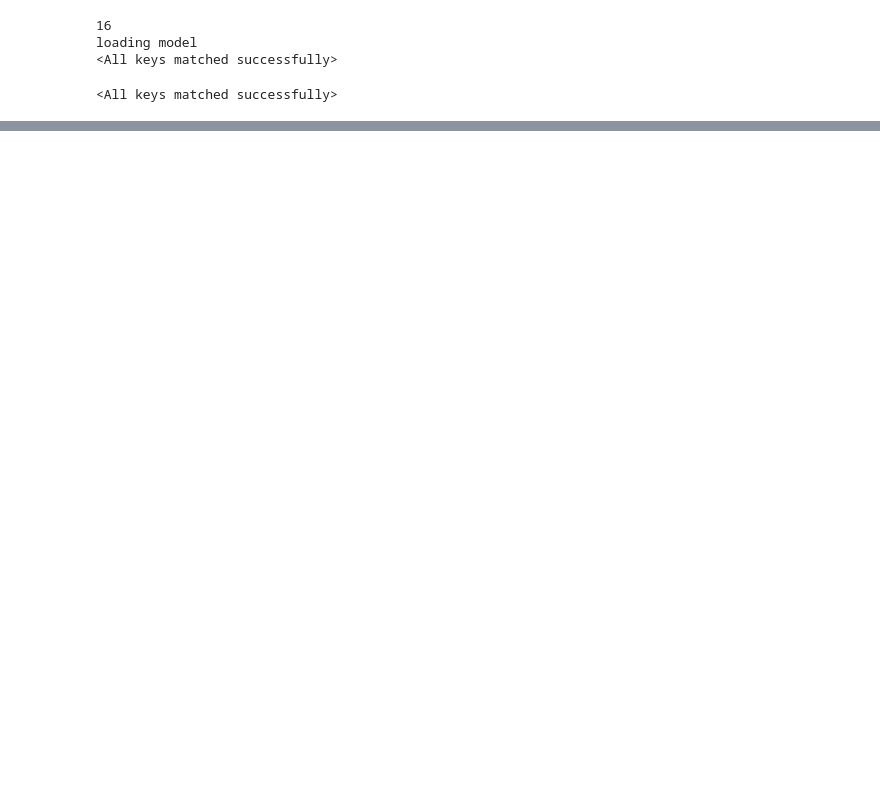
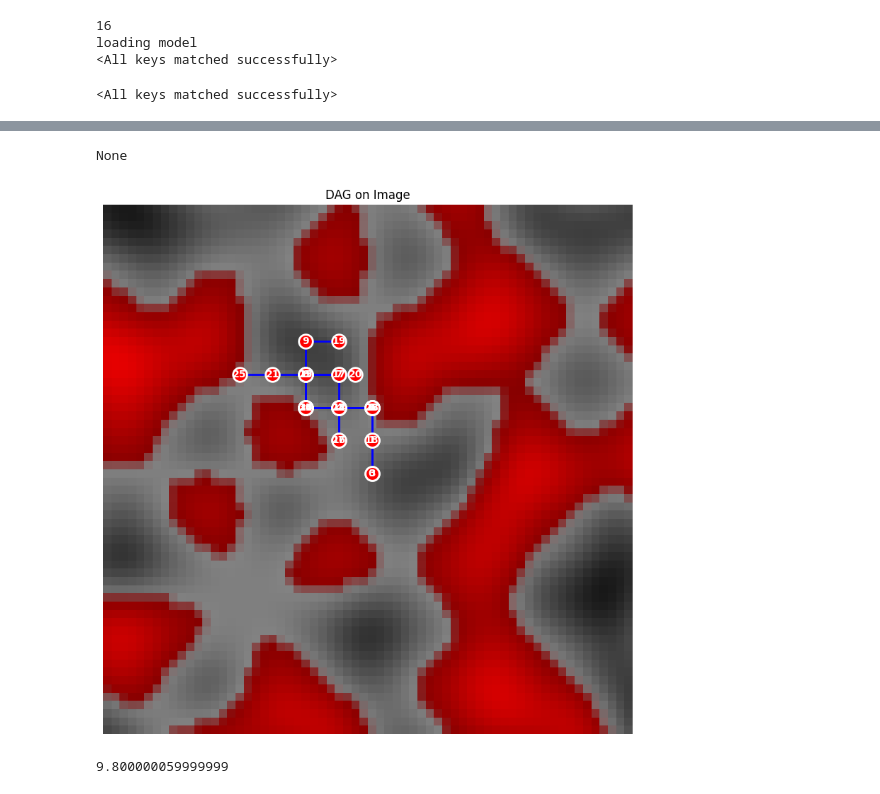
Before and after one commit to jaron-cui/nwm-planning, a Jupyter notebook: experiment/planning.ipynb, the cells around one changed output, grey strips where cells are left out. Drawn from its saved outputs; the diff is of its cells as text; code cells hidden in the pictures; blank space fills up the shorter version.

```diff
--- a/experiment/planning.ipynb
+++ b/experiment/planning.ipynb
@@ -125,0 +378,43 @@ def on_click(event, x, y, flags, param):
+# %%
+trajectory = graph.plan_trajectory(start_state, goal_state)
+print(trajectory)
+plt.figure(figsize=(10, 8))
+plt.imshow(start_state_image)
+
+nodes = [state.position - start_state.position + 32 for state in graph.nodes]
+parent = [node_index for node_index, _ in graph.source_edges]
+
+# nodes = [np.array([32, 14]), np.array([3, 7])]
+# parent = [-1, 0]
+
+# Draw edges first (so they appear behind nodes)
+for i, p in enumerate(parent):
+    if p != -1:  # Skip root node
+        # Draw line from parent to current node
+        x = [nodes[p][0], nodes[i][0]]
+        y = [nodes[p][1], nodes[i][1]]
+        plt.plot(x, y, 'b-', linewidth=2, zorder=1)
+
+# Draw nodes on top
+for i, node in enumerate(nodes):
+    # Draw node as a circle
+    plt.scatter(node[0], node[1], s=200, c='red',
+                edgecolors='white', linewidths=2, zorder=2)
+    # Optionally add node labels
+    plt.text(node[0], node[1], str(i), fontsize=10,
+             fontweight='bold', ha='center', va='center',
+             color='white', zorder=3)
+
+plt.title("DAG on Image")
+plt.axis('off')  # Optional: hide axes
+plt.tight_layout()
+plt.show()
+# %% [output]
+None
+[figure, added]
+# %%
+sum([0.72649574 ,0.72649574, 0.72649574, 0.72649574, 0.72649574, 0.72649574,
+ 0.72649574, 0.72649574 ,0.72649574 ,0.8153846  ,0.8153846 , 0.8153846,
+ 0.8153846 ])
+# %% [output]
+9.800000059999999
```
Also changed, not shown: parts of 8 cells of this notebook.
